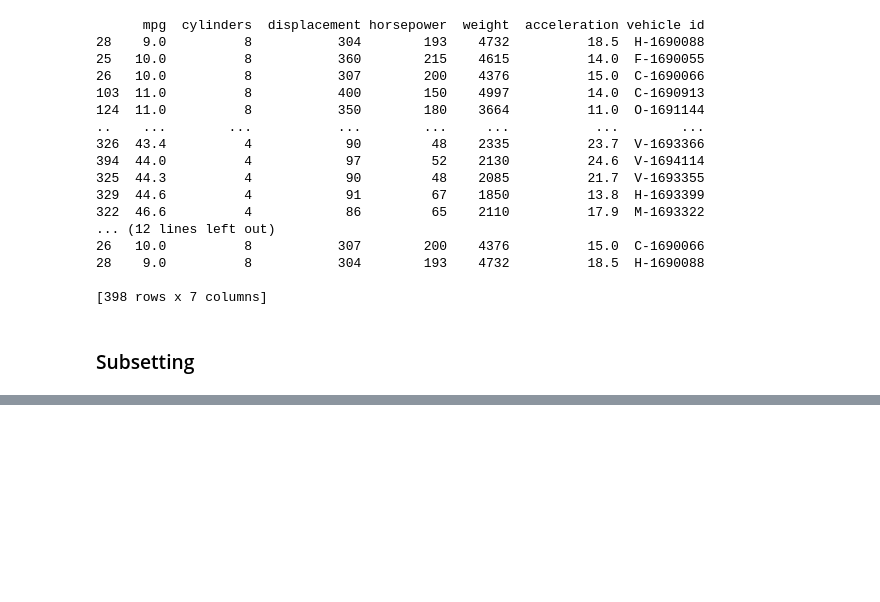
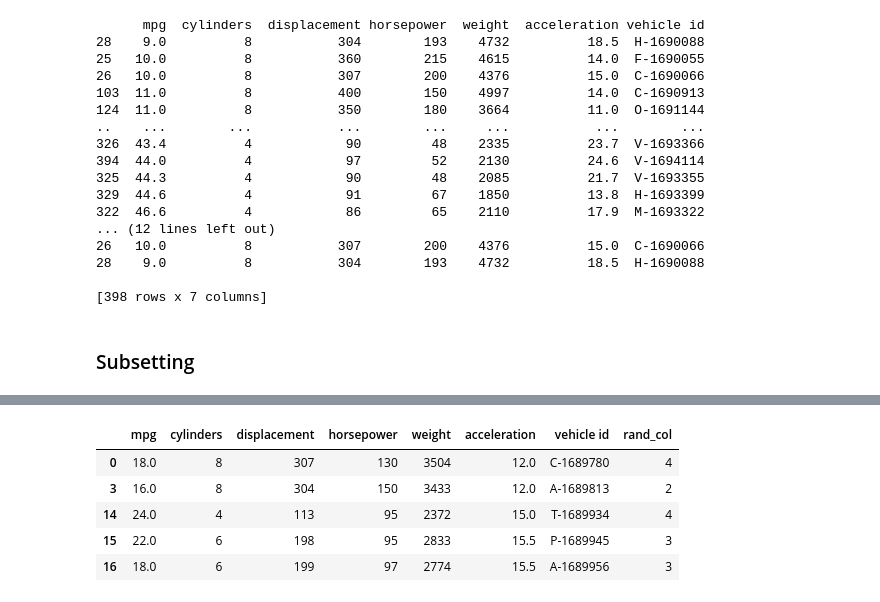
Before and after one commit to anqi-c07/datasci151spring2026, a Jupyter notebook: quiz_review/lectures_01thru09.ipynb, the cells around one changed output, grey strips where cells are left out. Saved outputs shown, nothing was run; the diff lists cells and outputs as text; code cells hidden in the pictures; blank space fills up the shorter version.

```diff
--- a/quiz_review/lectures_01thru09.ipynb
+++ b/quiz_review/lectures_01thru09.ipynb
@@ -934,0 +1035,10 @@ print(carsorted2)
+# %%
+# when using and/or, can add parentheses for readability
+carfeatures.query("(acceleration >= 12) and (acceleration < 18)").head()
+# %% [output]
+|  | mpg | cylinders | displacement | horsepower | weight | acceleration | vehicle id | rand_col |
+| 0 | 18.0 | 8 | 307 | 130 | 3504 | 12.0 | C-1689780 | 4 |
+| 3 | 16.0 | 8 | 304 | 150 | 3433 | 12.0 | A-1689813 | 2 |
+| 14 | 24.0 | 4 | 113 | 95 | 2372 | 15.0 | T-1689934 | 4 |
+| 15 | 22.0 | 6 | 198 | 95 | 2833 | 15.5 | P-1689945 | 3 |
+| 16 | 18.0 | 6 | 199 | 97 | 2774 | 15.5 | A-1689956 | 3 |
```
Also changed, not shown: parts of 49 cells of this notebook, 7 other files.
